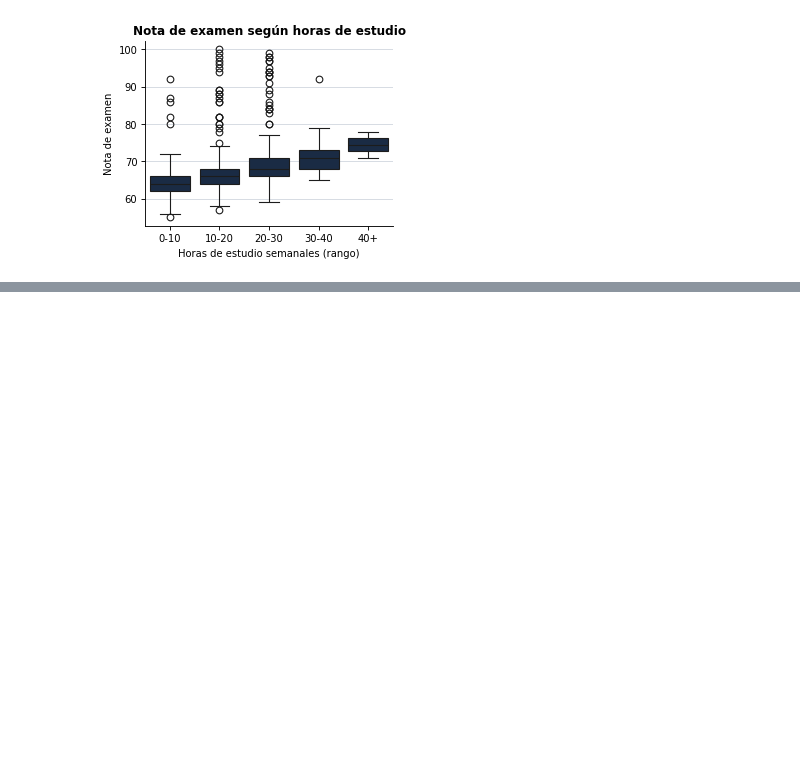
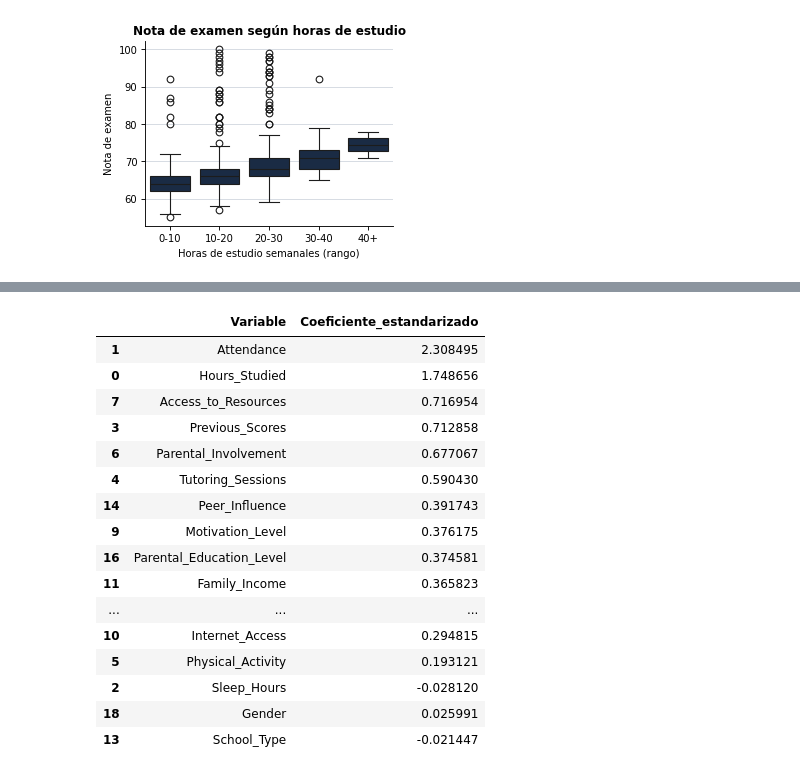
Before and after one commit to riack16/Proyecto-rendimiento-acad-mico, a Jupyter notebook: S100_Equipo4_ParteI.ipynb, the cells around one changed output, grey strips where cells are left out. Saved outputs shown, nothing was run; the diff lists cells and outputs as text; code cells hidden in the pictures; blank space fills up the shorter version.

```diff
--- a/S100_Equipo4_ParteI.ipynb
+++ b/S100_Equipo4_ParteI.ipynb
@@ -303,0 +382,22 @@ pred_lr_test = model_lr.predict(X_test)
+# %%
+pipeline_ridge = Pipeline([
+    ("escalar", StandardScaler()),
+    ("ridge", Ridge()),
+])
+
+rejilla_alpha = {"ridge__alpha": [0.01, 0.1, 1, 5, 10, 50, 100, 200]}
+
+busqueda = GridSearchCV(
+    pipeline_ridge,
+    rejilla_alpha,
+    cv=KFold(n_splits=5, shuffle=True, random_state=42),
+    scoring="neg_root_mean_squared_error",
+)
+busqueda.fit(X_train_prep, y_train)
+
+print("Alpha probados:", rejilla_alpha["ridge__alpha"])
+print("Mejor alpha encontrado (por validación cruzada):", busqueda.best_params_["ridge__alpha"])
+
+model_ridge = busqueda.best_estimator_
+pred_ridge_train = model_ridge.predict(X_train_prep)
+pred_ridge_test = model_ridge.predict(X_test_prep)
@@ -303,0 +413,24 @@ pred_lr_test = model_lr.predict(X_test)
+# %%
+coeficientes_ridge = pd.DataFrame({
+    "Variable": X_train_prep.columns,
+    "Coeficiente_estandarizado": model_ridge.named_steps["ridge"].coef_,
+}).sort_values("Coeficiente_estandarizado", key=abs, ascending=False)
+coeficientes_ridge
+# %% [output]
+|  | Variable | Coeficiente_estandarizado |
+| 1 | Attendance | 2.308495 |
+| 0 | Hours_Studied | 1.748656 |
+| 7 | Access_to_Resources | 0.716954 |
+| 3 | Previous_Scores | 0.712858 |
+| 6 | Parental_Involvement | 0.677067 |
+| 4 | Tutoring_Sessions | 0.590430 |
+| 14 | Peer_Influence | 0.391743 |
+| 9 | Motivation_Level | 0.376175 |
+| 16 | Parental_Education_Level | 0.374581 |
+| 11 | Family_Income | 0.365823 |
+| ... | ... | ... |
+| 10 | Internet_Access | 0.294815 |
+| 5 | Physical_Activity | 0.193121 |
+| 2 | Sleep_Hours | -0.028120 |
+| 18 | Gender | 0.025991 |
+| 13 | School_Type | -0.021447 |
```
Also changed, not shown: parts of 38 cells of this notebook.
